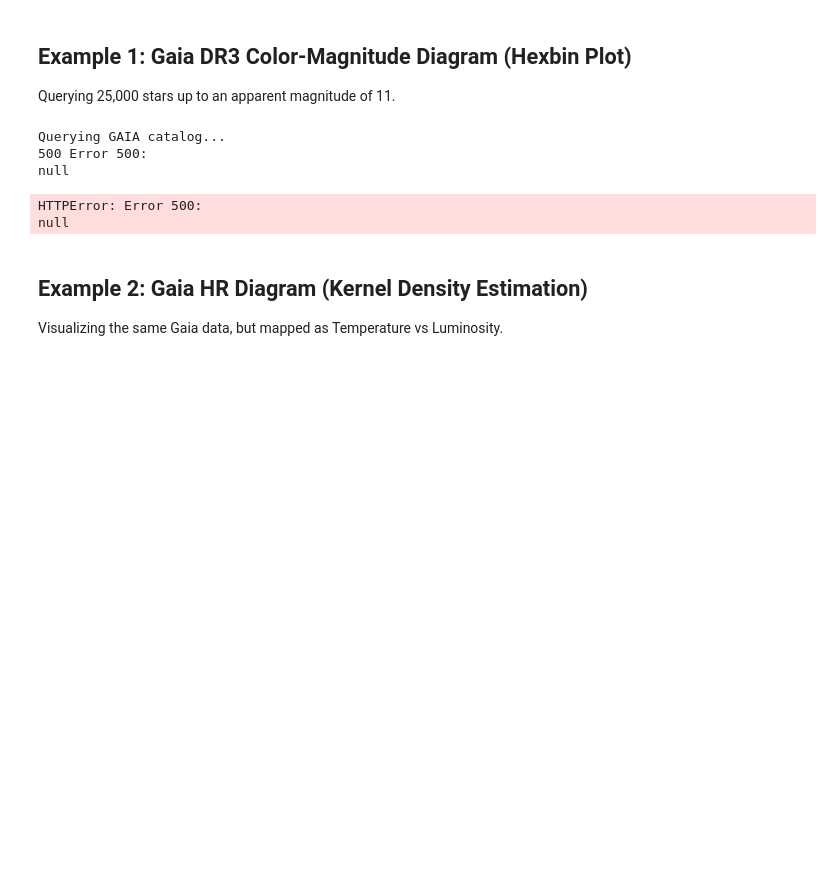
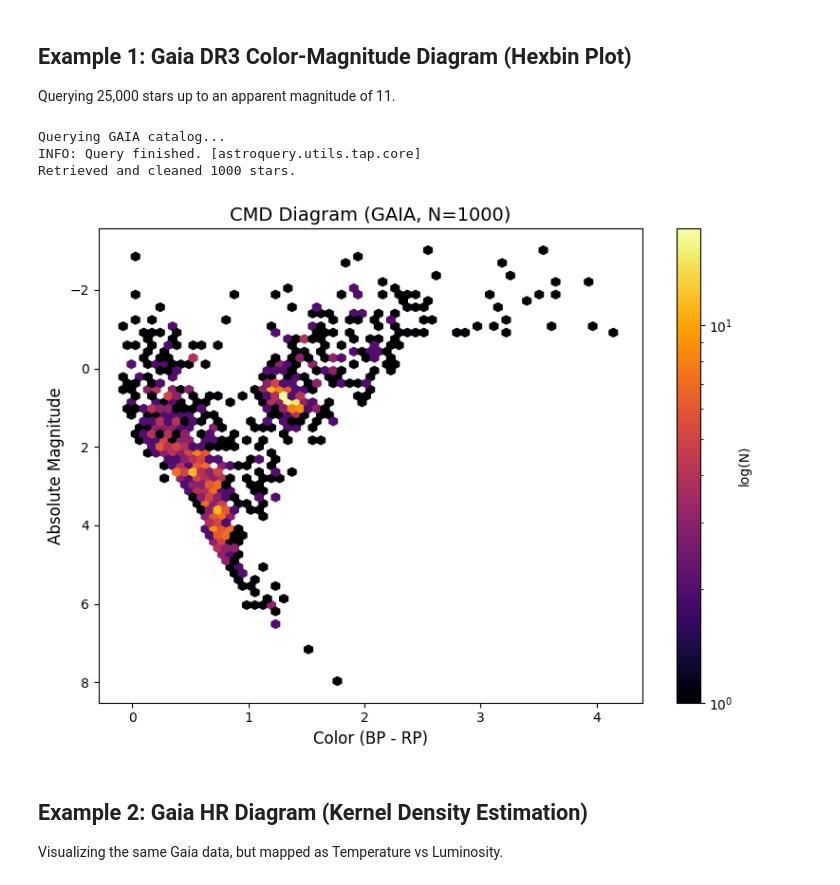
Before and after one commit to jorgemarpa/stellar-diagrams, a Jupyter notebook: docs/tutorials/tutorial-1.ipynb, the cells around one changed output. Drawn from its saved outputs; the diff is of its cells as text; code cells hidden in the pictures; blank space fills up the shorter version.

```diff
--- a/docs/tutorials/tutorial-1.ipynb
+++ b/docs/tutorials/tutorial-1.ipynb
@@ -15,19 +15,18 @@ In preparation for Gaia DR4, the Gaia archive is in evolution. Unfortunately, it
 Querying 25,000 stars up to an apparent magnitude of 11.
 # %%
 # Initialize for Gaia
-gaia_maker = StellarDiagramMaker(catalog='gaia', max_stars=5000, mag_limit=10)
+gaia_maker = StellarDiagramMaker(catalog='gaia', max_stars=1000, mag_limit=10)
 
 # Fetch and clean the data
 gaia_data = gaia_maker.fetch_data()
 
 # Plot a CMD using a hexbin plot (great for dense datasets)
 gaia_maker.plot(diagram='cmd', style='hex')
 # %% [output]
 Querying GAIA catalog...
-500 Error 500:
-null
+INFO: Query finished. [astroquery.utils.tap.core]
+Retrieved and cleaned 1000 stars.
-HTTPError: Error 500:
-null
+[figure, added]
 # %% [markdown]
 ## Example 2: Gaia HR Diagram (Kernel Density Estimation)
 Visualizing the same Gaia data, but mapped as Temperature vs Luminosity.
```
